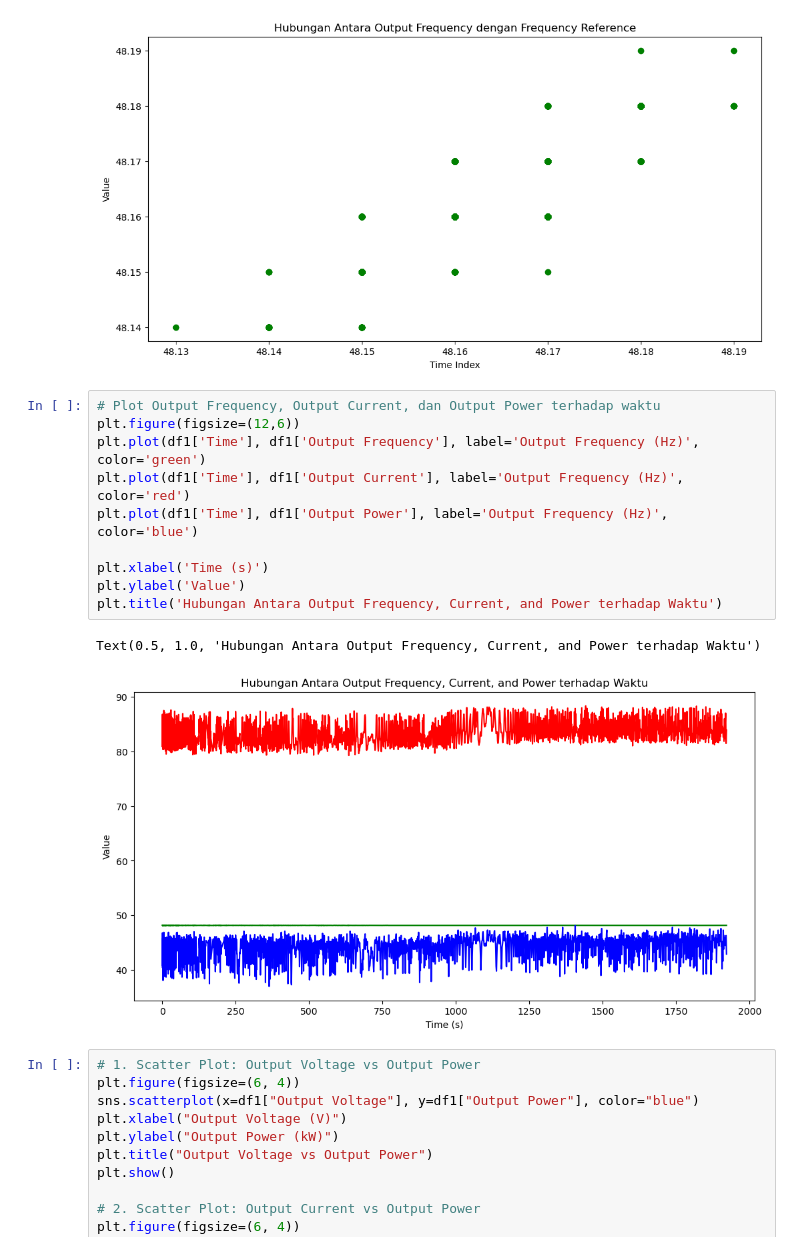
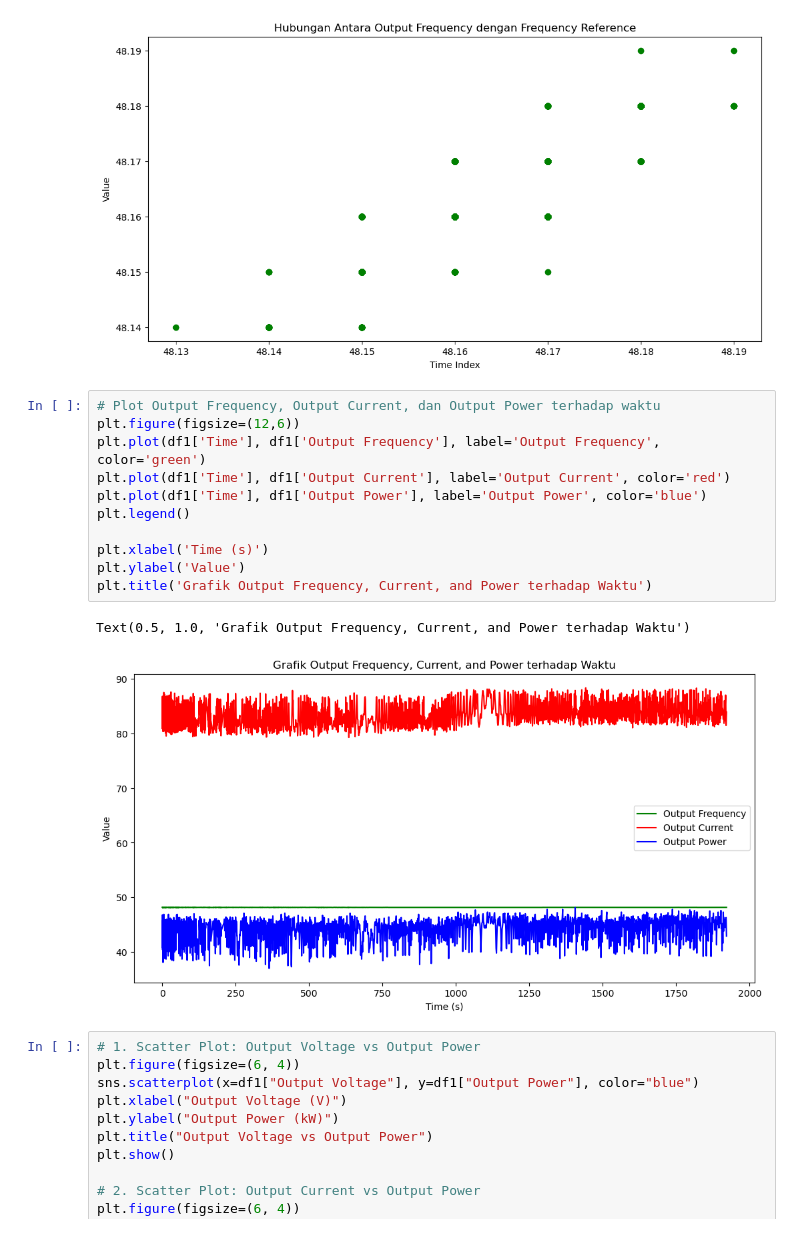
Before and after one commit to zen87-byte/3-phase-motor-analysis-using-artificial-intelligence, a Jupyter notebook: SPU1_flir.ipynb, the cells around one changed output. Saved outputs shown, nothing was run; the diff lists cells and outputs as text.

```diff
--- a/SPU1_flir.ipynb
+++ b/SPU1_flir.ipynb
@@ -122,16 +127,17 @@ Text(0.5, 1.0, 'Hubungan Antara Output Frequency dengan Frequency Reference')
 # %%
 # Plot Output Frequency, Output Current, dan Output Power terhadap waktu
 plt.figure(figsize=(12,6))
-plt.plot(df1['Time'], df1['Output Frequency'], label='Output Frequency (Hz)', color='green')
-plt.plot(df1['Time'], df1['Output Current'], label='Output Frequency (Hz)', color='red')
-plt.plot(df1['Time'], df1['Output Power'], label='Output Frequency (Hz)', color='blue')
+plt.plot(df1['Time'], df1['Output Frequency'], label='Output Frequency', color='green')
+plt.plot(df1['Time'], df1['Output Current'], label='Output Current', color='red')
+plt.plot(df1['Time'], df1['Output Power'], label='Output Power', color='blue')
+plt.legend()
 
 plt.xlabel('Time (s)')
 plt.ylabel('Value')
-plt.title('Hubungan Antara Output Frequency, Current, and Power terhadap Waktu')
+plt.title('Grafik Output Frequency, Current, and Power terhadap Waktu')
 # %% [output]
-Text(0.5, 1.0, 'Hubungan Antara Output Frequency, Current, and Power terhadap Waktu')
+Text(0.5, 1.0, 'Grafik Output Frequency, Current, and Power terhadap Waktu')
-[figure, old version]
+[figure, new version]
 # %%
 # 1. Scatter Plot: Output Voltage vs Output Power
 plt.figure(figsize=(6, 4))
```
Also changed, not shown: parts of 26 cells of this notebook, 24 other files.
